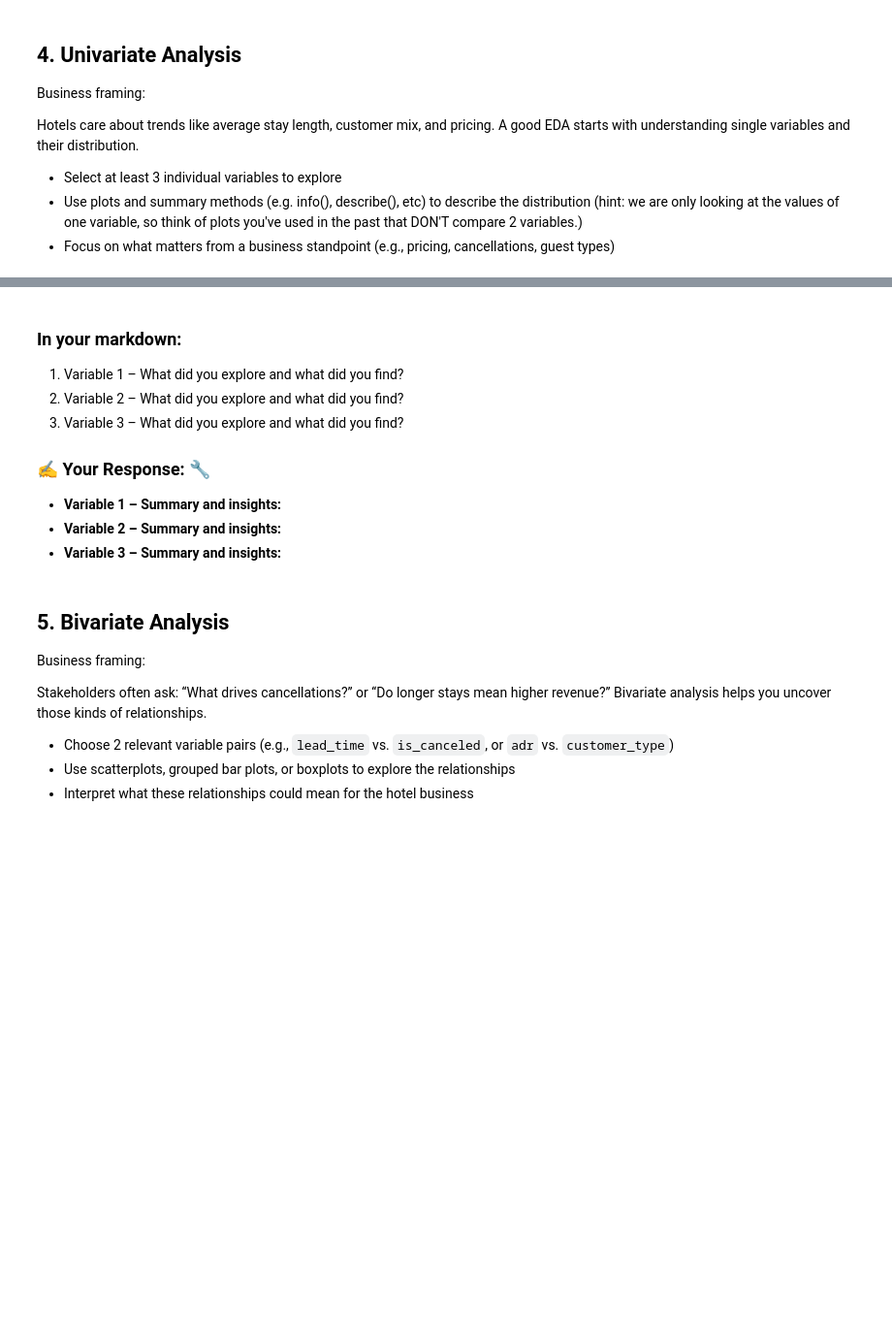
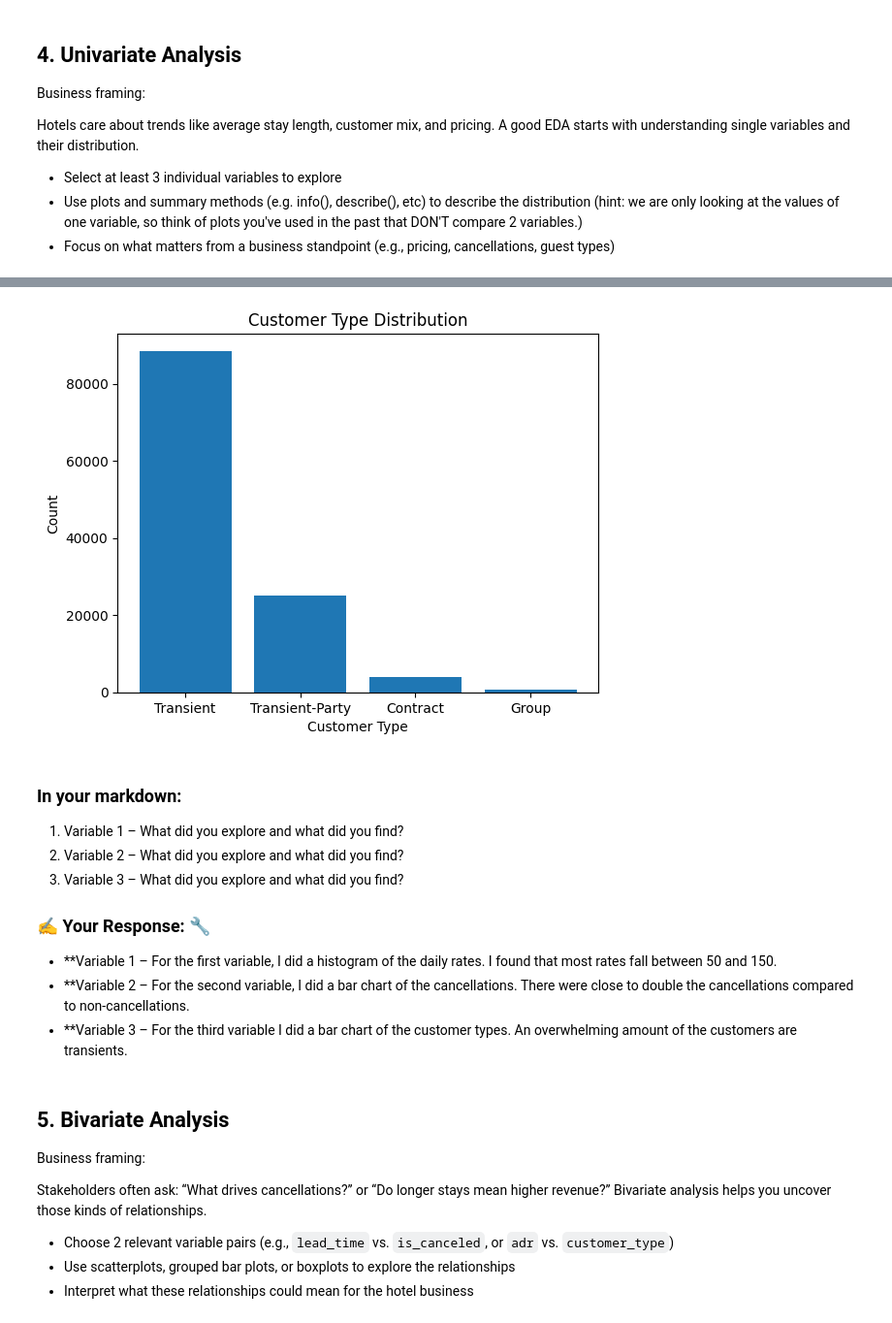
Before and after one commit to u1344368/IS4487, a Jupyter notebook: Assignments/assignment_05_eda.ipynb, the cells around one changed output, grey strips where cells are left out. Shown: that part at 97% size. Cells and saved outputs as stored; diff of their text form; code cells hidden in the pictures; blank space fills up the shorter version.

```diff
--- a/Assignments/assignment_05_eda.ipynb
+++ b/Assignments/assignment_05_eda.ipynb
@@ -212,3 +224,12 @@ NameError: name 'df' is not defined
+# %%
+customer_counts = df["customer_type"].value_counts()
+plt.bar(customer_counts.index, customer_counts.values)
+plt.xlabel("Customer Type")
+plt.ylabel("Count")
+plt.title("Customer Type Distribution")
+plt.show()
+# %% [output]
+[figure, added]
 # %% [markdown]
 ### In your markdown:
 1. Variable 1 – What did you explore and what did you find?
@@ -216,9 +237,9 @@ NameError: name 'df' is not defined
 3. Variable 3 – What did you explore and what did you find?
 
 ### ✍️ Your Response: 🔧
-- **Variable 1 – Summary and insights:**
-- **Variable 2 – Summary and insights:**
-- **Variable 3 – Summary and insights:**
+- **Variable 1 – For the first variable, I did a histogram of the daily rates. I found that most rates fall between 50 and 150.
+- **Variable 2 – For the second variable, I did a bar chart of the cancellations. There were close to double the cancellations compared to non-cancellations.
+- **Variable 3 –  For the third variable I did a bar chart of the customer types. An overwhelming amount of the customers are transients.
 # %% [markdown]
 ## 5. Bivariate Analysis
 
```
Also changed, not shown: parts of 12 cells of this notebook.
